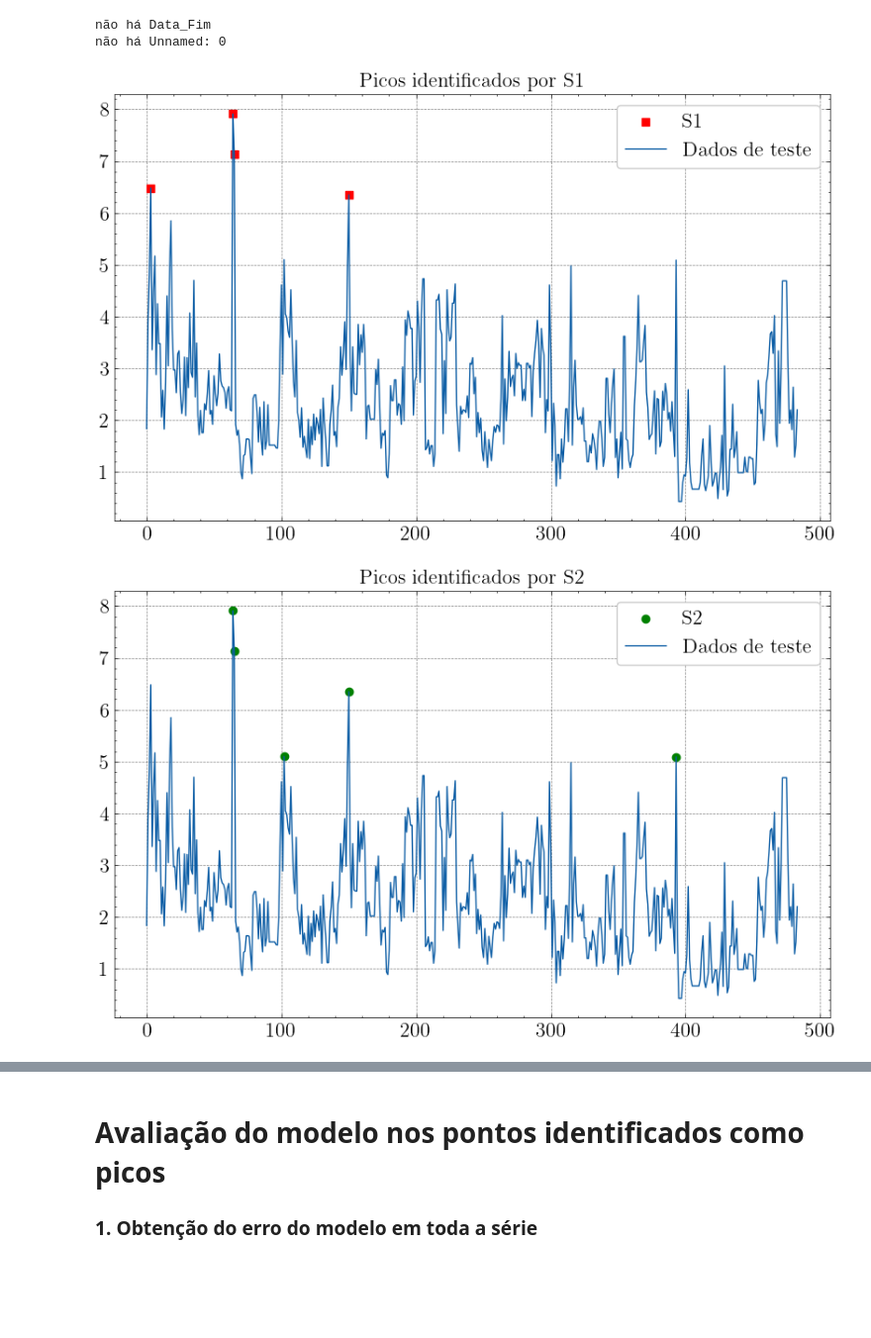
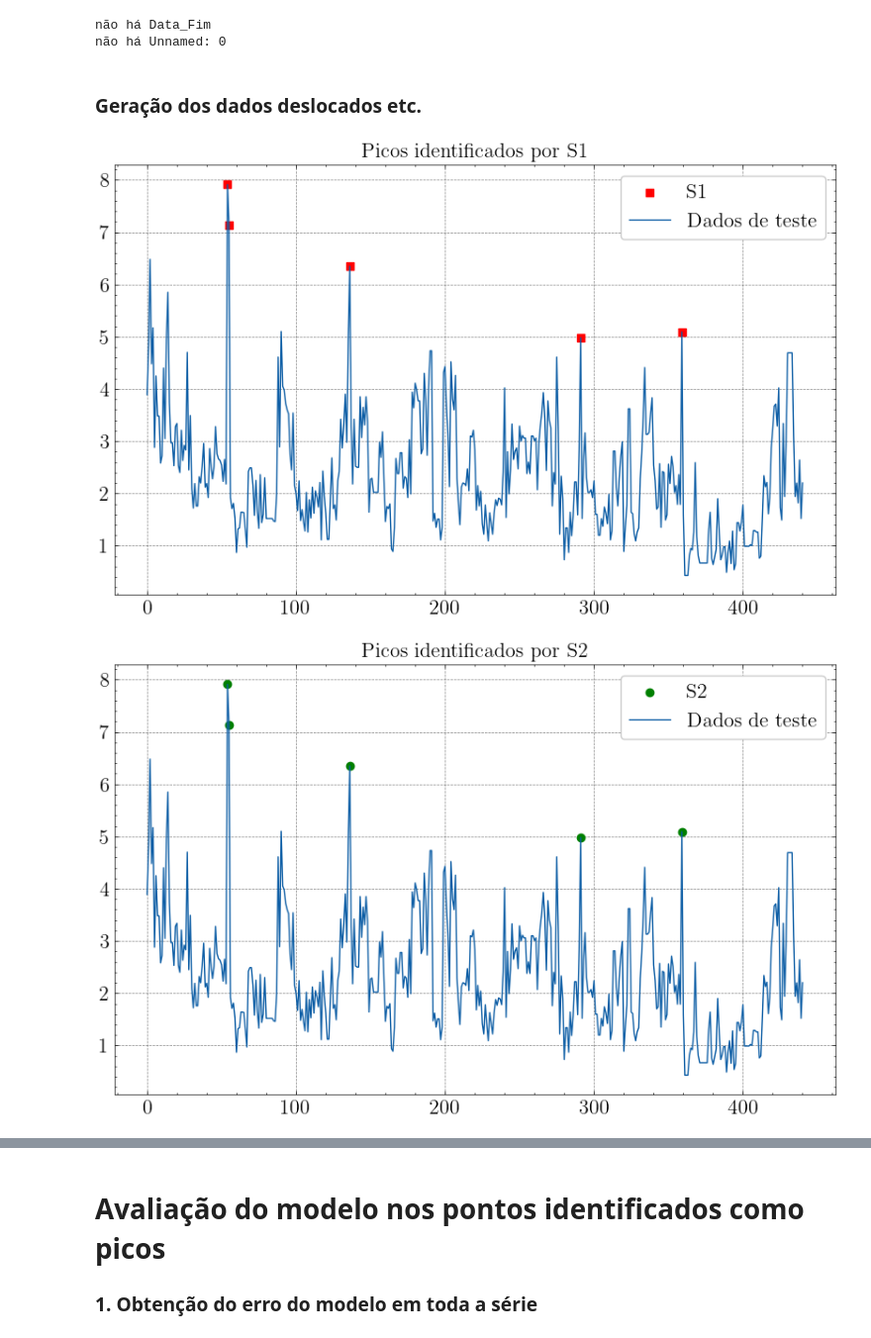
Before and after one commit to yanvgf/peak-detection, a Jupyter notebook: peak-detection.ipynb, the cells around one changed output, grey strips where cells are left out. Shown at 99% size. Drawn from its saved outputs; the diff is of its cells as text; code cells hidden in the pictures; blank space fills up the shorter version.

```diff
--- a/peak-detection.ipynb
+++ b/peak-detection.ipynb
@@ -170,3 +170,5 @@ var2h = list(set(var2h).intersection(set(full_dataset_train.columns.values)))
 # %% [output]
 não há Data_Fim
 não há Unnamed: 0
+# %% [markdown]
+### Geração dos dados deslocados etc.
@@ -174,10 +205,10 @@ não há Unnamed: 0
 # Calcula as métricas S1, S2 e S3 para o conjunto de teste
 #
 # k = 6 porque as amostras são coletadas de 2h em 2h, então consigo comparar cada amostra com o dia em que ela foi coletada
-k = 30
-s1_test = s1_metric(target_test, k)
-s2_test = s2_metric(target_test, k)
-s3_test = s3_metric(target_test, k)
+k = 6
+s1_test = s1_metric(pd.DataFrame(final_test[target].reset_index(drop=True)), k)
+s2_test = s2_metric(pd.DataFrame(final_test[target].reset_index(drop=True)), k)
+s3_test = s3_metric(pd.DataFrame(final_test[target].reset_index(drop=True)), k)
 # %%
 # Calcula média e desvio padrão de S1
 s1_test_mean = np.mean(s1_test, axis=0)
@@ -202,38 +233,38 @@ s1_peak_indexes = [i for (i, value) in enumerate(s1_is_peak) if value]
 s2_is_peak = np.where(s2_test > s2_test_mean + 3*s2_test_std, True, False)
 s2_peak_indexes = [i for (i, value) in enumerate(s2_is_peak) if value]
 #
 # S3
 s3_is_peak = np.where(s3_test > s3_test_mean + 3*s3_test_std, True, False)
 s3_peak_indexes = [i for (i, value) in enumerate(s3_is_peak) if value]
 
 # Marcar no gráfico os picos identificados por cada métrica
 #
 # S1
-plt.scatter(s1_peak_indexes, target_test.values[s1_peak_indexes], marker='s', color='r', label='S1')
+plt.scatter(s1_peak_indexes, final_test[target].values[s1_peak_indexes], marker='s', color='r', label='S1')
 #
 # Plotar gráfico com os picos identificados
-plt.plot(target_test.values, label='Dados de teste')
+plt.plot(final_test[target].values, label='Dados de teste')
 plt.title(f'Picos identificados por S1')
 plt.legend(frameon=True)
 plt.show()
 
 # S2
-plt.scatter(s2_peak_indexes, target_test.values[s2_peak_indexes], marker='o', color='g', label='S2')
+plt.scatter(s2_peak_indexes, final_test[target].values[s2_peak_indexes], marker='o', color='g', label='S2')
 #
 # Plotar gráfico com os picos identificados
-plt.plot(target_test.values, label='Dados de teste')
+plt.plot(final_test[target].values, label='Dados de teste')
 plt.title(f'Picos identificados por S2')
 plt.legend(frameon=True)
 plt.show()
 
 # S3
-plt.scatter(s3_peak_indexes, target_test.values[s3_peak_indexes], marker='^', color='b', label='S3')
+plt.scatter(s3_peak_indexes, final_test[target].values[s3_peak_indexes], marker='^', color='b', label='S3')
 #
 # Plotar gráfico com os picos identificados
-plt.plot(target_test.values, label='Dados de teste')
+plt.plot(final_test[target].values, label='Dados de teste')
 plt.title(f'Picos identificados por S3')
 plt.legend(frameon=True)
 plt.show()
 # %% [output]
-[figure, old version]
+[figure, new version]
-[figure, old version]
+[figure, new version]
```
Also changed, not shown: parts of 11 cells of this notebook.
